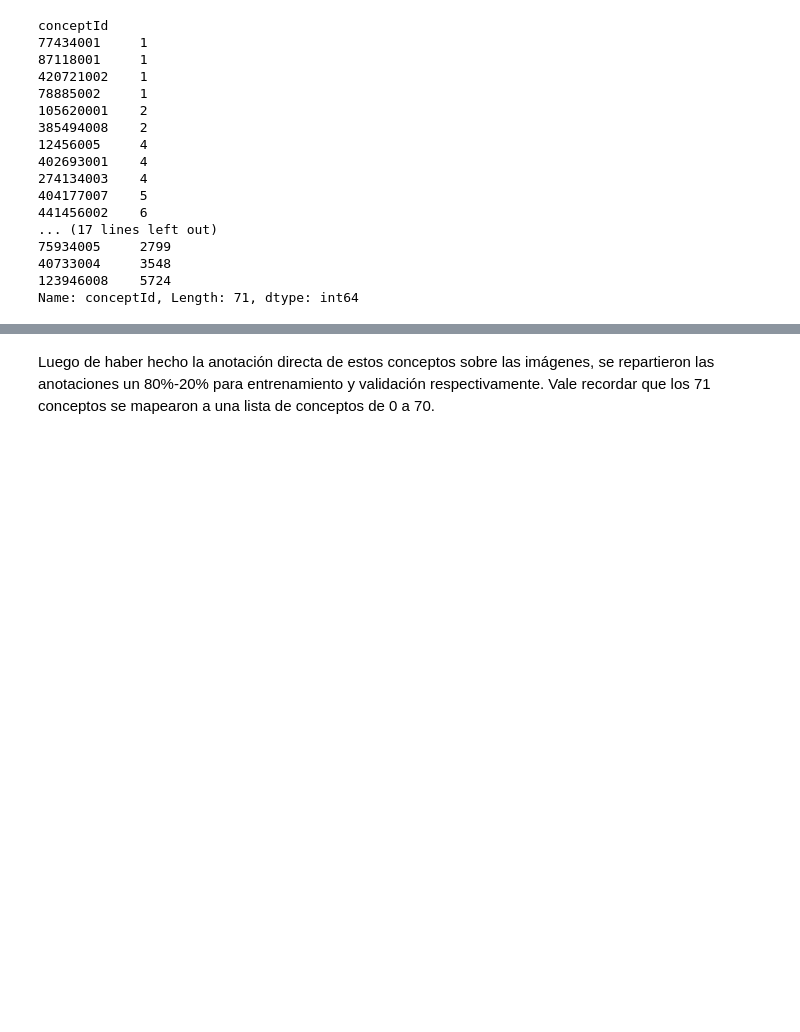
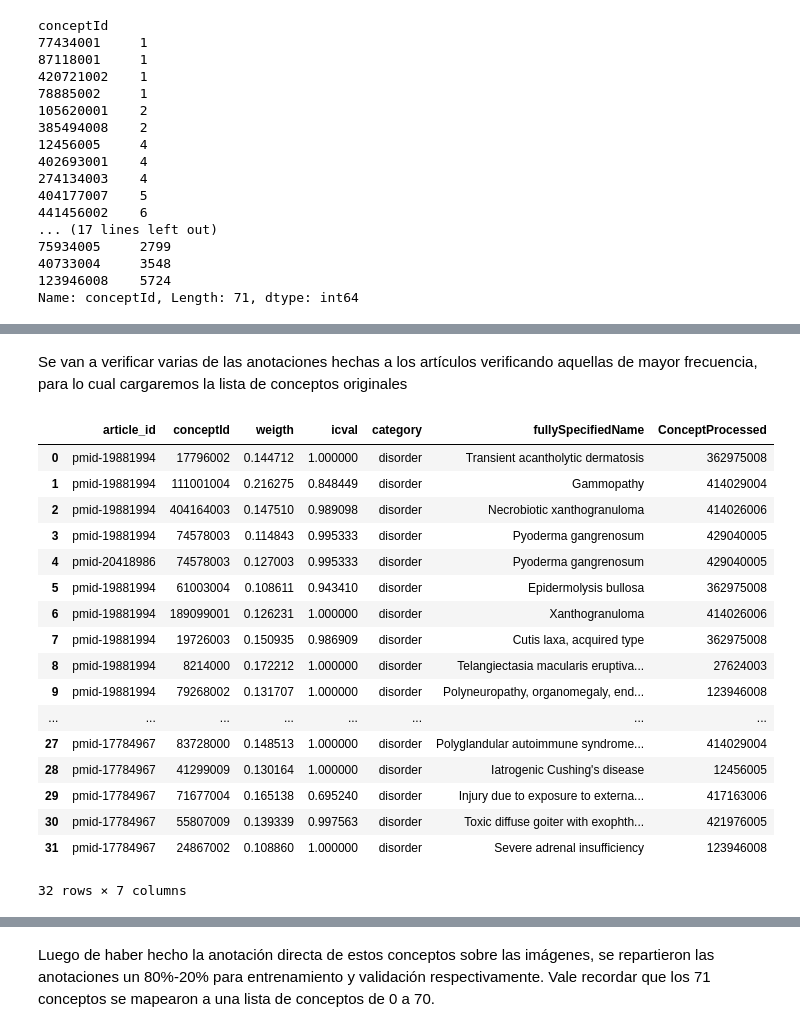
Before and after one commit to inulinux12/Imageclef-med-experimentation, a Jupyter notebook: Disease experimentation.ipynb, the cells around one changed output, grey strips where cells are left out. Drawn from its saved outputs; the diff is of its cells as text; code cells hidden in the pictures; blank space fills up the shorter version.

```diff
--- a/Disease experimentation.ipynb
+++ b/Disease experimentation.ipynb
@@ -111,0 +137,30 @@ Name: conceptId, Length: 71, dtype: int64
+# %% [markdown]
+Se van a verificar varias de las anotaciones hechas a los artículos verificando aquellas de mayor frecuencia, para lo cual cargaremos la lista de conceptos originales
+# %%
+originalannotations = pd.read_csv('annotations.csv')
+mostfrequent = ["pmid-17784967", "pmid-19881994", "pmid-20418986"]
+original = originalannotations[originalannotations.article_id.isin(mostfrequent)]
+#processed = anotaciones[anotaciones.article_id.isin((mostfrequent))]
+conceptos = pd.read_csv("conceptosDiseases.csv")
+conceptos.rename(columns={'Concept':'conceptId'}, inplace=True)
+#conceptos
+pd.merge(original, conceptos, on = "conceptId")
+# %% [output]
+|  | article_id | conceptId | weigth | icval | category | fullySpecifiedName | ConceptProcessed |
+| 0 | pmid-19881994 | 17796002 | 0.144712 | 1.000000 | disorder | Transient acantholytic dermatosis | 362975008 |
+| 1 | pmid-19881994 | 111001004 | 0.216275 | 0.848449 | disorder | Gammopathy | 414029004 |
+| 2 | pmid-19881994 | 404164003 | 0.147510 | 0.989098 | disorder | Necrobiotic xanthogranuloma | 414026006 |
+| 3 | pmid-19881994 | 74578003 | 0.114843 | 0.995333 | disorder | Pyoderma gangrenosum | 429040005 |
+| 4 | pmid-20418986 | 74578003 | 0.127003 | 0.995333 | disorder | Pyoderma gangrenosum | 429040005 |
+| 5 | pmid-19881994 | 61003004 | 0.108611 | 0.943410 | disorder | Epidermolysis bullosa | 362975008 |
+| 6 | pmid-19881994 | 189099001 | 0.126231 | 1.000000 | disorder | Xanthogranuloma | 414026006 |
+| 7 | pmid-19881994 | 19726003 | 0.150935 | 0.986909 | disorder | Cutis laxa, acquired type | 362975008 |
+| 8 | pmid-19881994 | 8214000 | 0.172212 | 1.000000 | disorder | Telangiectasia macularis eruptiva... | 27624003 |
+| 9 | pmid-19881994 | 79268002 | 0.131707 | 1.000000 | disorder | Polyneuropathy, organomegaly, end... | 123946008 |
+| ... | ... | ... | ... | ... | ... | ... | ... |
+| 27 | pmid-17784967 | 83728000 | 0.148513 | 1.000000 | disorder | Polyglandular autoimmune syndrome... | 414029004 |
+| 28 | pmid-17784967 | 41299009 | 0.130164 | 1.000000 | disorder | Iatrogenic Cushing's disease | 12456005 |
+| 29 | pmid-17784967 | 71677004 | 0.165138 | 0.695240 | disorder | Injury due to exposure to externa... | 417163006 |
+| 30 | pmid-17784967 | 55807009 | 0.139339 | 0.997563 | disorder | Toxic diffuse goiter with exophth... | 421976005 |
+| 31 | pmid-17784967 | 24867002 | 0.108860 | 1.000000 | disorder | Severe adrenal insufficiency | 123946008 |
+32 rows × 7 columns
```
Also changed, not shown: parts of 20 cells of this notebook, 1 other file.
